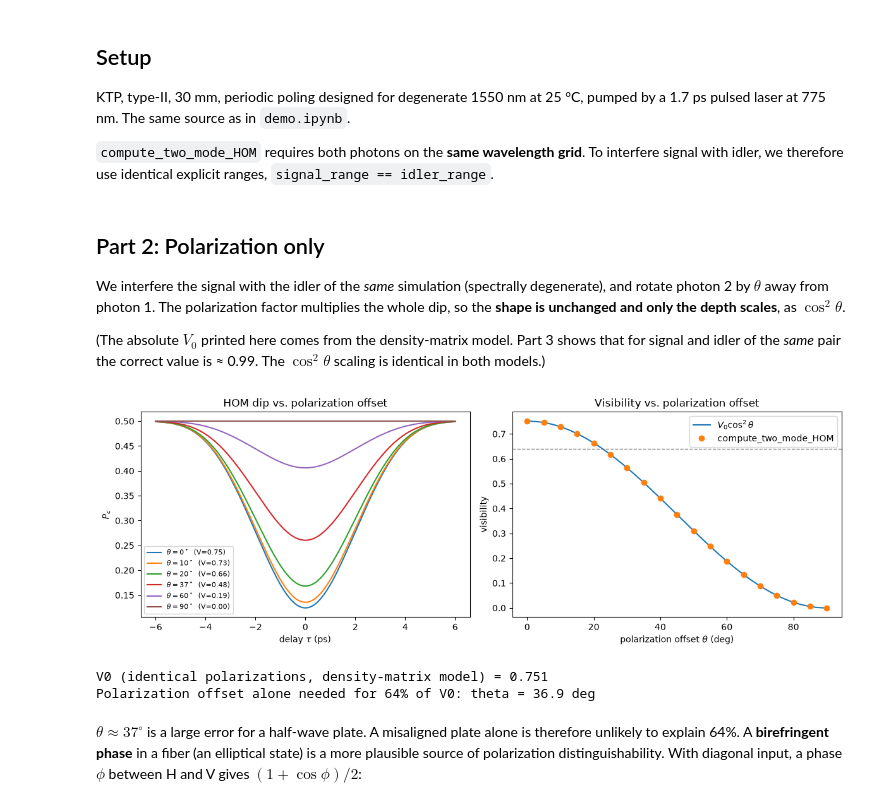
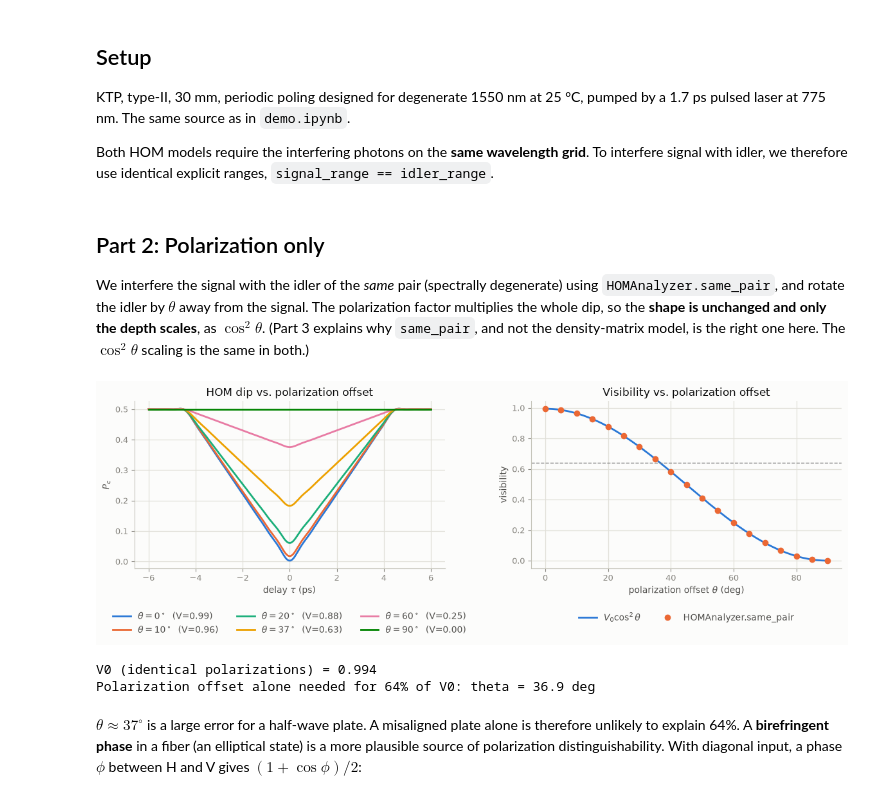
Before and after one commit to nicosieber/PhotonPairLab, a Jupyter notebook: notebooks/hom_visibility.ipynb, the cells around one changed output. Drawn from its saved outputs; the diff is of its cells as text; code cells hidden in the pictures.

```diff
--- a/notebooks/hom_visibility.ipynb
+++ b/notebooks/hom_visibility.ipynb
@@ -121,7 +134,7 @@ warnings.filterwarnings("ignore")
 KTP, type-II, 30 mm, periodic poling designed for degenerate 1550 nm at 25 °C, pumped by a 1.7 ps
 pulsed laser at 775 nm. The same source as in `demo.ipynb`.
 
-`compute_two_mode_HOM` requires both photons on the **same wavelength grid**. To interfere signal with
+Both HOM models require the interfering photons on the **same wavelength grid**. To interfere signal with
 idler, we therefore use identical explicit ranges, `signal_range == idler_range`.
 # %%
 material = MaterialFactory.create("ktp1")
@@ -162,45 +170,41 @@ taus_ps = taus * 1e12
 # %% [markdown]
 ## Part 2: Polarization only
 
-We interfere the signal with the idler of the *same* simulation (spectrally degenerate), and rotate photon
-2 by $\theta$ away from photon 1. The polarization factor multiplies the whole dip, so the **shape is
-unchanged and only the depth scales**, as $\cos^2\theta$.
-
-(The absolute $V_0$ printed here comes from the density-matrix model. Part 3 shows that for signal and
-idler of the *same* pair the correct value is ≈ 0.99. The $\cos^2\theta$ scaling is identical in both
-models.)
+We interfere the signal with the idler of the *same* pair (spectrally degenerate) using
+`HOMAnalyzer.same_pair`, and rotate the idler by $\theta$ away from the signal. The polarization factor
+multiplies the whole dip, so the **shape is unchanged and only the depth scales**, as $\cos^2\theta$.
+(Part 3 explains why `same_pair`, and not the density-matrix model, is the right one here. The
+$\cos^2\theta$ scaling is the same in both.)
 # %%
-hom = HOMAnalyzer(results, results)
-
 fig, (ax_dip, ax_v) = plt.subplots(1, 2, figsize=(12, 4.2))
 for deg in [0, 10, 20, 37, 60, 90]:
-    res = hom.compute_two_mode_HOM("signal", "idler", taus_s=taus,
-                                   pol1=H, pol2=linear_polarization(np.deg2rad(deg)))
+    res = HOMAnalyzer.same_pair(results, taus_s=taus,
+                                pol_signal=H, pol_idler=linear_polarization(np.deg2rad(deg)))
     ax_dip.plot(taus_ps, res.coincidence_probabilities,
-                label=fr"$\theta={deg}^\circ$  (V={visibility(res.coincidence_probabilities):.2f})")
+                label=fr"$\theta={deg}^\circ$  (V={res.visibility:.2f})")
 ax_dip.set(xlabel=r"delay $\tau$ (ps)", ylabel=r"$P_c$", title="HOM dip vs. polarization offset")
-ax_dip.legend(fontsize=8)
+SPDC_Plotter.style_legend(ax_dip, ncol=3)
 
-V0 = visibility(hom.compute_two_mode_HOM("signal", "idler", taus_s=taus).coincidence_probabilities)
+V0 = HOMAnalyzer.same_pair(results, taus_s=taus).visibility
 thetas = np.linspace(0, 90, 19)
-V_num = [visibility(hom.compute_two_mode_HOM("signal", "idler", taus_s=np.array([0.0]),
-                                             pol1=H, pol2=linear_polarization(np.deg2rad(t))).coincidence_probabilities)
+V_num = [HOMAnalyzer.same_pair(results, taus_s=np.array([0.0]),
+                               pol_signal=H, pol_idler=linear_polarization(np.deg2rad(t))).visibility
          for t in thetas]
 th_fine = np.linspace(0, 90, 300)
 ax_v.plot(th_fine, V0 * np.cos(np.deg2rad(th_fine))**2, label=r"$V_0\cos^2\theta$")
-ax_v.plot(thetas, V_num, "o", label="compute_two_mode_HOM")
+ax_v.plot(thetas, V_num, "o", label="HOMAnalyzer.same_pair")
 ax_v.axhline(0.64, color="gray", ls="--", lw=1)
 ax_v.set(xlabel=r"polarization offset $\theta$ (deg)", ylabel="visibility",
          title="Visibility vs. polarization offset")
-ax_v.legend()
+SPDC_Plotter.style_legend(ax_v, ncol=2)
 plt.tight_layout()
 plt.show()
 
-print(f"V0 (identical polarizations, density-matrix model) = {V0:.3f}")
+print(f"V0 (identical polarizations) = {V0:.3f}")
 print(f"Polarization offset alone needed for 64% of V0: theta = {np.rad2deg(np.arccos(np.sqrt(0.64))):.1f} deg")
 # %% [output]
-[figure, old version]
+[figure, new version]
-V0 (identical polarizations, density-matrix model) = 0.751
+V0 (identical polarizations) = 0.994
 Polarization offset alone needed for 64% of V0: theta = 36.9 deg
 # %% [markdown]
 $\theta \approx 37^\circ$ is a large error for a half-wave plate. A misaligned plate alone is therefore
```
Also changed, not shown: parts of 13 cells of this notebook, 16 other files.
